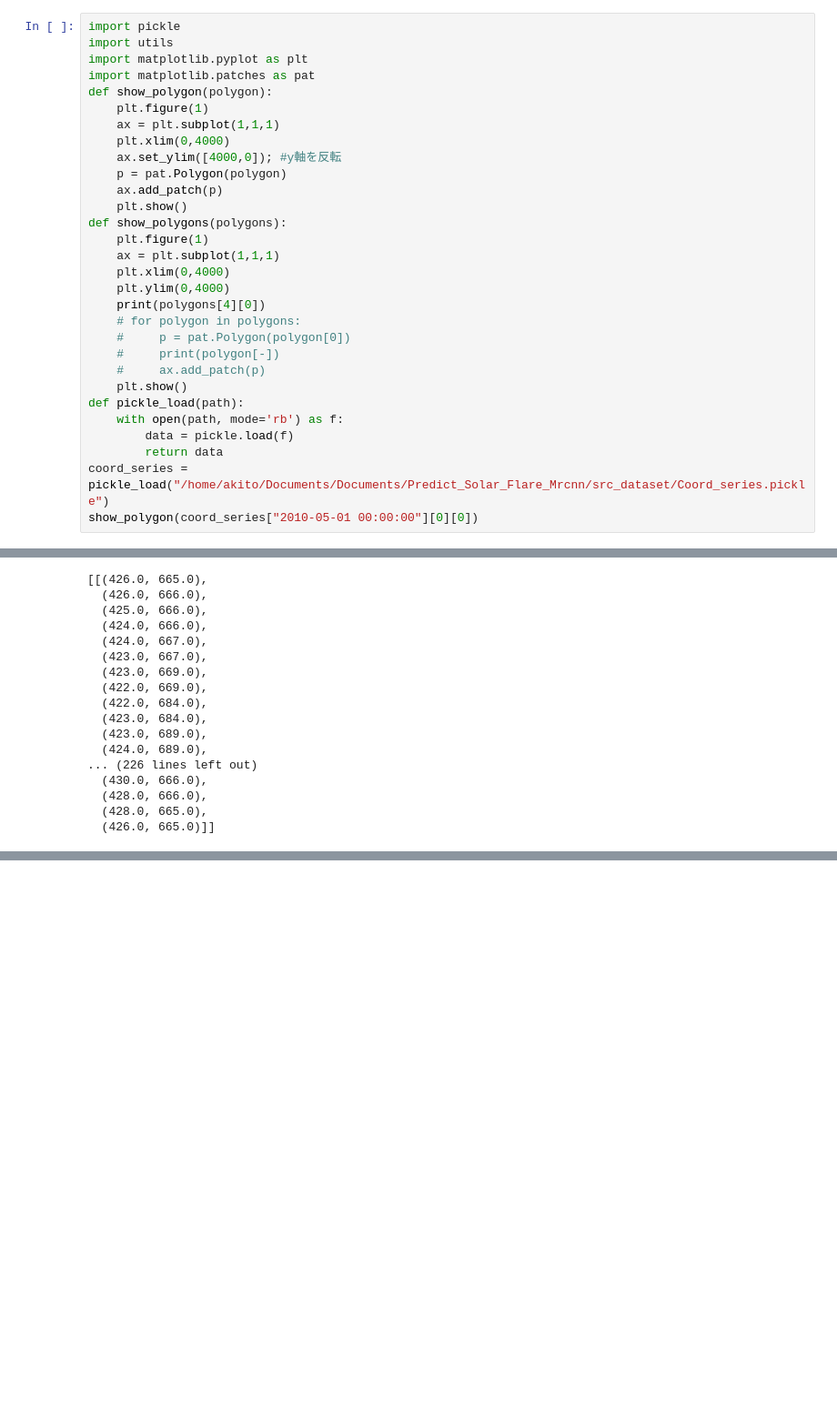
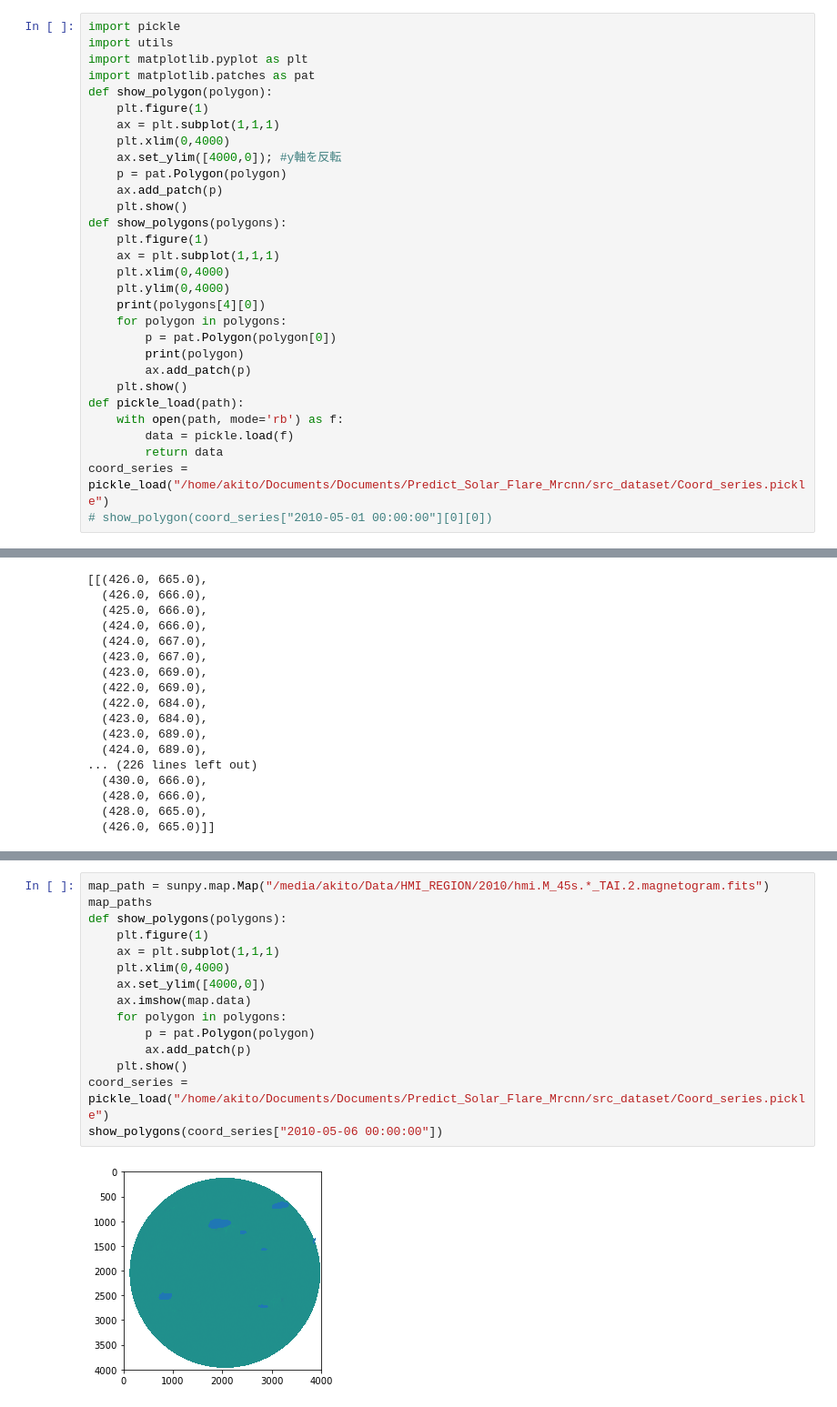
Before and after one commit to akisen/Predict_Solar_Flare_Mrcnn, a Jupyter notebook: src_dataset/Convert_bitmap_to_polygon.ipynb, the cells around one changed output, grey strips where cells are left out. Shown at 91% size. Drawn from its saved outputs; the diff is of its cells as text; blank space fills up the shorter version.

Commit message:
ほぼ完成。Polygonの座標を確認し、座標でデータを正しく載せているか確認したい。

```diff
--- a/src_dataset/Convert_bitmap_to_polygon.ipynb
+++ b/src_dataset/Convert_bitmap_to_polygon.ipynb
@@ -406,14 +406,14 @@ def show_polygons(polygons):
     plt.xlim(0,4000)
     plt.ylim(0,4000)
     print(polygons[4][0])
-    # for polygon in polygons:
-    #     p = pat.Polygon(polygon[0])
-    #     print(polygon[-])
-    #     ax.add_patch(p)
+    for polygon in polygons:
+        p = pat.Polygon(polygon[0])
+        print(polygon)
+        ax.add_patch(p)
     plt.show()
 def pickle_load(path):
     with open(path, mode='rb') as f:
         data = pickle.load(f)
         return data
 coord_series = pickle_load("/home/akito/Documents/Documents/Predict_Solar_Flare_Mrcnn/src_dataset/Coord_series.pickle")
-show_polygon(coord_series["2010-05-01 00:00:00"][0][0])
+# show_polygon(coord_series["2010-05-01 00:00:00"][0][0])
@@ -466,0 +465,17 @@ show_polygon_map(coord_series["2010-05-01 00:00:00"][0],map.data)
+# %%
+map_path = sunpy.map.Map("/media/akito/Data/HMI_REGION/2010/hmi.M_45s.*_TAI.2.magnetogram.fits")
+map_paths
+def show_polygons(polygons):
+    plt.figure(1)
+    ax = plt.subplot(1,1,1)
+    plt.xlim(0,4000)
+    ax.set_ylim([4000,0])
+    ax.imshow(map.data)
+    for polygon in polygons:
+        p = pat.Polygon(polygon)
+        ax.add_patch(p)
+    plt.show()
+coord_series = pickle_load("/home/akito/Documents/Documents/Predict_Solar_Flare_Mrcnn/src_dataset/Coord_series.pickle")
+show_polygons(coord_series["2010-05-06 00:00:00"])
+# %% [output]
+[figure, added]
```
Also changed, not shown: parts of 2 cells of this notebook, 7 other files.
